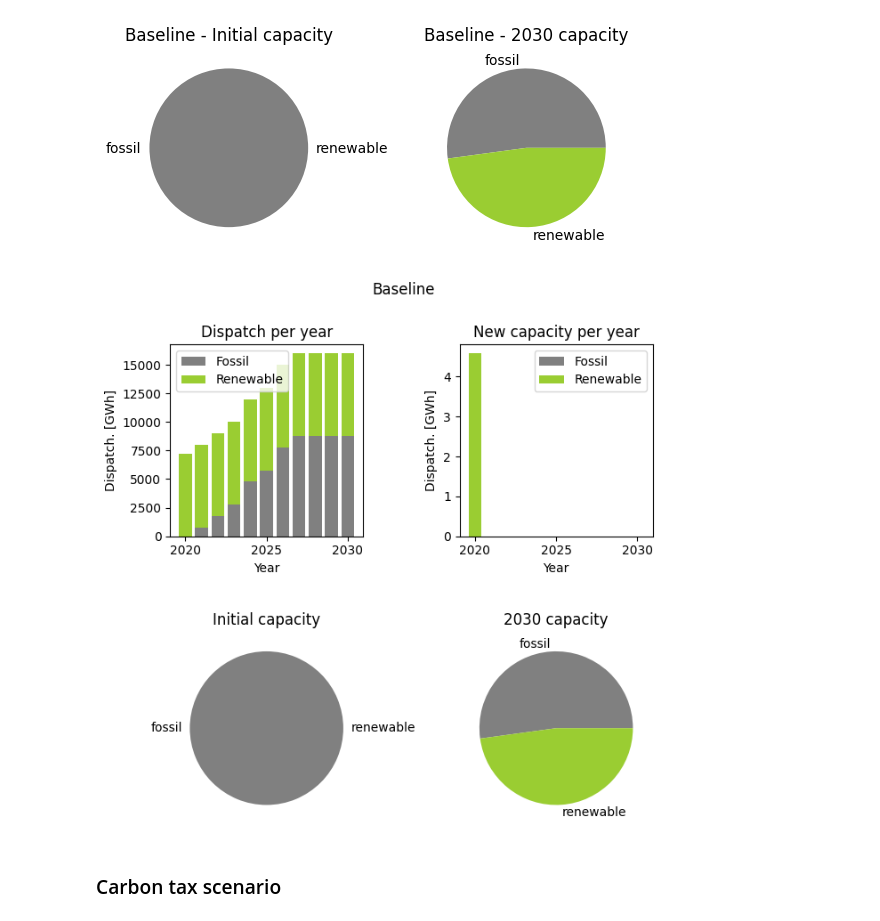
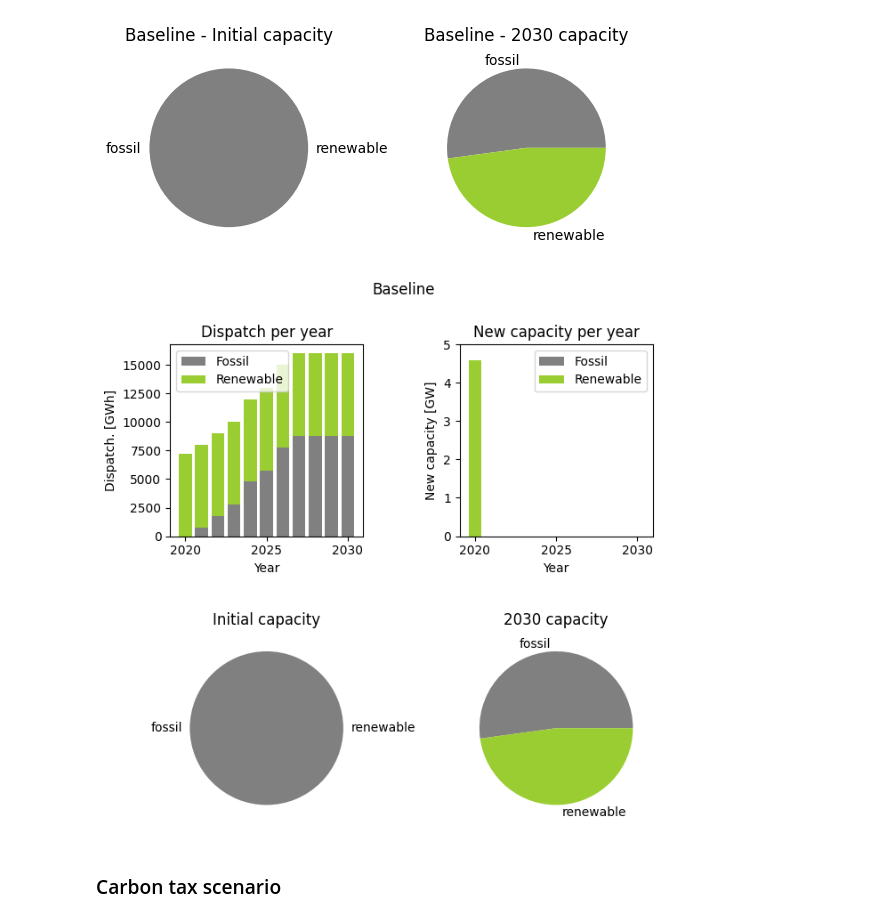
Before and after one commit to RozaliaBuzova/single-region-energy-system-optimisation, a Jupyter notebook: Single_Region_Energy_Model_Local.ipynb, the cells around one changed output. Saved outputs shown, nothing was run; the diff lists cells and outputs as text; code cells hidden in the pictures.

```diff
--- a/Single_Region_Energy_Model_Local.ipynb
+++ b/Single_Region_Energy_Model_Local.ipynb
@@ -404,35 +404,36 @@ ax[0,0].set_xticks([2020, 2025, 2030])
 ax[0,0].legend()
 
 #Top right
 ax[0,1].bar(years, [baseline_new_capacity[('fossil',y)] for y in years], \
        color = 'grey', \
        label = 'Fossil')
 ax[0,1].bar(years, [baseline_new_capacity[('renewable',y)] for y in years], \
        color = 'yellowgreen', \
        label = 'Renewable')
 ax[0,1].set_title('New capacity per year')
 ax[0,1].set_xlabel('Year')
-ax[0,1].set_ylabel('Dispatch. [GWh]')
+ax[0,1].set_ylabel('New capacity [GW]')
 ax[0,1].set_xticks([2020, 2025, 2030])
+ax[0,1].set_ylim(top=5)
 ax[0,1].legend()
 
 #Bottom left
 ax[1,0].pie(TechnologiesDataFrame.Initial_Capacity_GW, \
                 labels = technologies, \
                 colors = ['grey', 'yellowgreen'])
 ax[1,0].set_title('Initial capacity')
 
 #Bottom right
 ax[1,1].pie([baseline_cumulative_capacity[(t,2030)] for t in technologies], \
                 labels = technologies, \
                 colors = ['grey', 'yellowgreen'])
 ax[1,1].set_title('2030 capacity')
 
 plt.subplots_adjust(wspace=0.5, hspace=0.5)
 fig.suptitle('Baseline')
 plt.savefig('images/baseline_summary.png')
 # %% [output]
-[figure, old version]
+[figure, new version]
 # %% [markdown]
 ### Carbon tax scenario
 # %%
```
Also changed, not shown: parts of 3 cells of this notebook, 4 other files.
